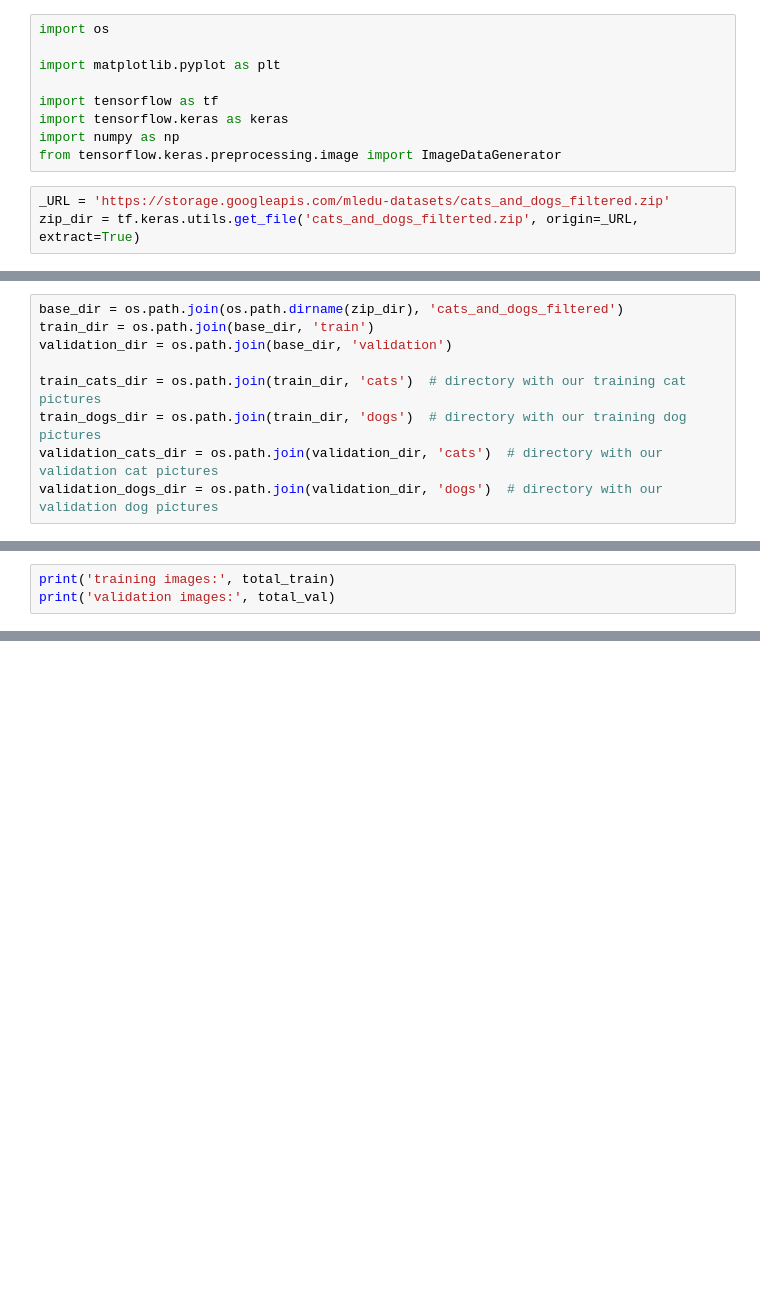
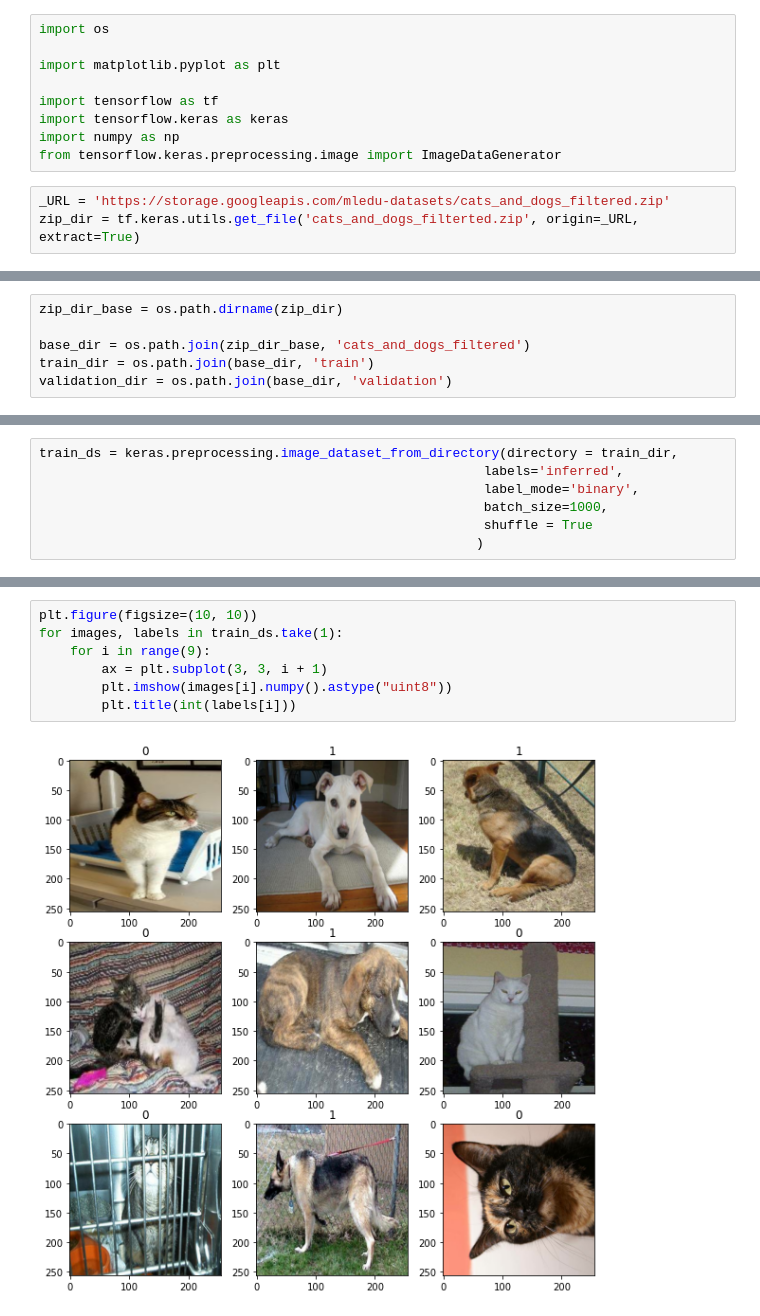
Before and after one commit to RehanAli21/Tensorflow-projects, a Jupyter notebook: 3rd Project (cats vs dogs).ipynb, the cells around one changed output, grey strips where cells are left out. Saved outputs shown, nothing was run; the diff lists cells and outputs as text; blank space fills up the shorter version.

Commit message:
images loaded and model architecture created.

```diff
--- a/3rd Project (cats vs dogs).ipynb
+++ b/3rd Project (cats vs dogs).ipynb
@@ -15,9 +13,6 @@ zip_dir_base = os.path.dirname(zip_dir)
 # %%
-base_dir = os.path.join(os.path.dirname(zip_dir), 'cats_and_dogs_filtered')
+zip_dir_base = os.path.dirname(zip_dir)
+
+base_dir = os.path.join(zip_dir_base, 'cats_and_dogs_filtered')
 train_dir = os.path.join(base_dir, 'train')
 validation_dir = os.path.join(base_dir, 'validation')
-
-train_cats_dir = os.path.join(train_dir, 'cats')  # directory with our training cat pictures
-train_dogs_dir = os.path.join(train_dir, 'dogs')  # directory with our training dog pictures
-validation_cats_dir = os.path.join(validation_dir, 'cats')  # directory with our validation cat pictures
-validation_dogs_dir = os.path.join(validation_dir, 'dogs')  # directory with our validation dog pictures
@@ -27,4 +19,8 @@ total_val = num_cats_val + num_dogs_val
 # %%
-print('training images:', total_train)
-print('validation images:', total_val)
+train_ds = keras.preprocessing.image_dataset_from_directory(directory = train_dir,
+                                                         labels='inferred',
+                                                         label_mode='binary',
+                                                         batch_size=1000,
+                                                         shuffle = True
+                                                        )
 # %% [output]
@@ -32,0 +37,9 @@ validation images: 1000
+# %%
+plt.figure(figsize=(10, 10))
+for images, labels in train_ds.take(1):
+    for i in range(9):
+        ax = plt.subplot(3, 3, i + 1)
+        plt.imshow(images[i].numpy().astype("uint8"))
+        plt.title(int(labels[i]))
+# %% [output]
+[figure, added]
```
Also changed, not shown: parts of 7 cells of this notebook.
